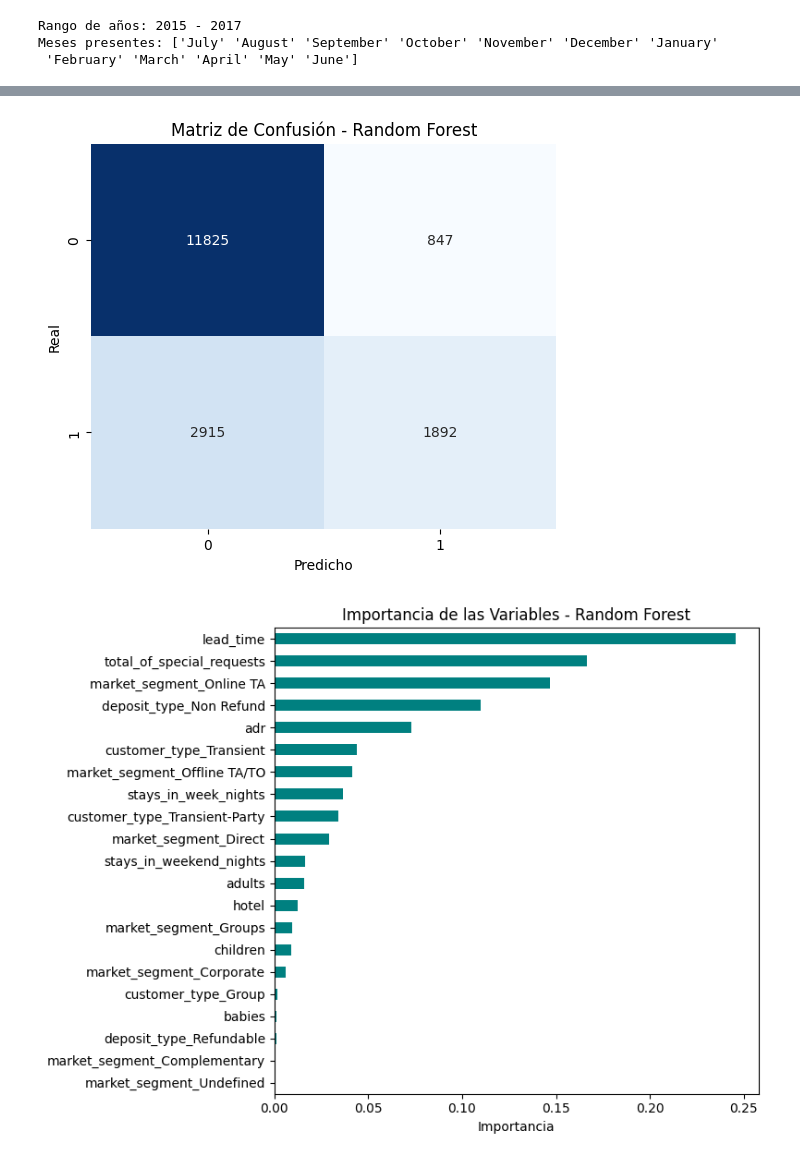
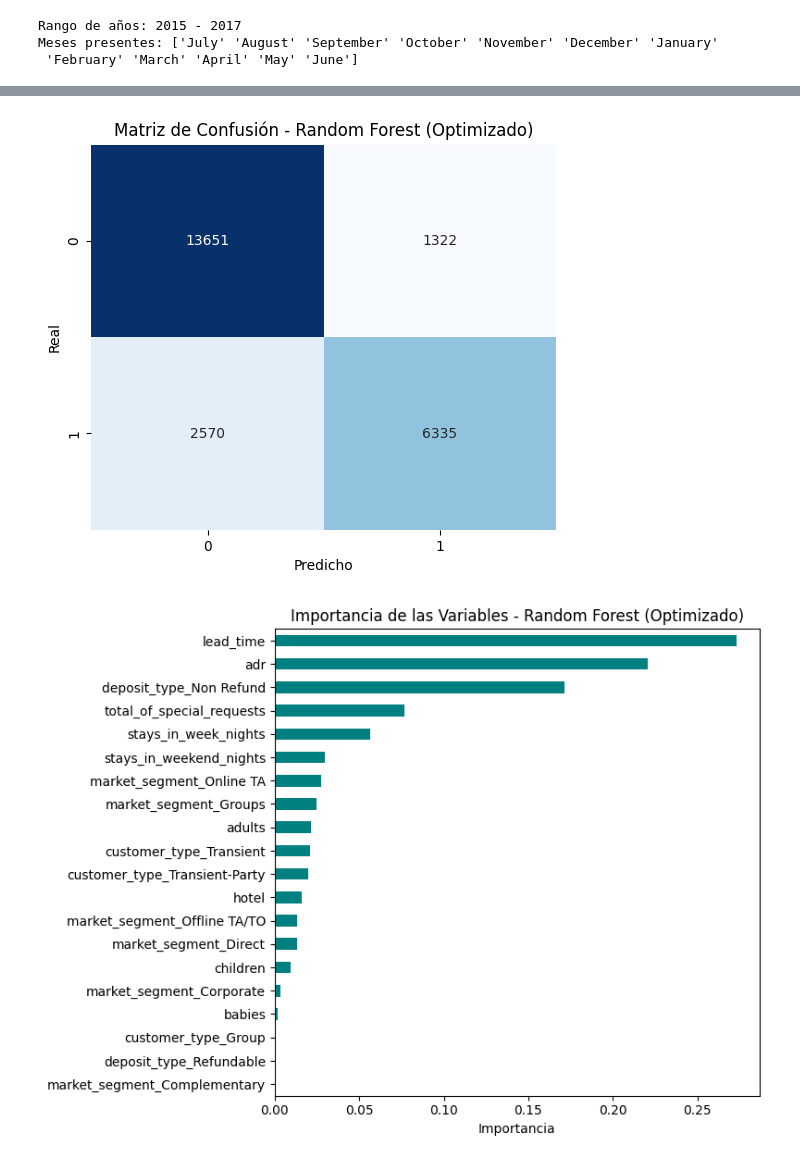
Before and after one commit to FerChaparro27/AA_hotel, a Jupyter notebook: edahotel.ipynb, the cells around one changed output, grey strips where cells are left out. Drawn from its saved outputs; the diff is of its cells as text; code cells hidden in the pictures.

```diff
--- a/edahotel.ipynb
+++ b/edahotel.ipynb
@@ -904,12 +1148,8 @@ NameError: name 'data' is not defined
 # %%
-# ============================================================
-# RANDOM FOREST CLASSIFIER — Pregunta de clasificación
-# ============================================================
-
 import pandas as pd
 import numpy as np
 import matplotlib.pyplot as plt
-from sklearn.model_selection import train_test_split
+from sklearn.model_selection import train_test_split, RandomizedSearchCV
 from sklearn.preprocessing import StandardScaler
 from sklearn.ensemble import RandomForestClassifier
 from sklearn.metrics import (
@@ -917,9 +1157,9 @@ from sklearn.metrics import (
 )
 import seaborn as sns
 
+data = pd.read_csv("data/hotel_bookings.csv")
 
 # --- 2️⃣ Variables (features) ---
-# Variables generales que influyen en la cancelación
 features = [
     "hotel", "lead_time", "adr",
     "stays_in_week_nights", "stays_in_weekend_nights",
@@ -930,12 +1170,8 @@ features = [
 target = "is_canceled"
 
 # --- 3️⃣ Limpieza y codificación ---
-# Convertir texto a numérico
-df = df[features + [target]].dropna()
-
+df = data[features + [target]].dropna()
 df["hotel"] = df["hotel"].map({"City Hotel":0, "Resort Hotel":1})
-
-# Convertir categóricas en variables dummies
 df = pd.get_dummies(
     df,
     columns=["customer_type","deposit_type","market_segment"],
@@ -955,23 +1191,60 @@ scaler = StandardScaler()
 X_train_scaled = scaler.fit_transform(X_train)
 X_test_scaled = scaler.transform(X_test)
 
-# --- 6️⃣ Entrenar modelo Random Forest ---
-rf = RandomForestClassifier(
-    n_estimators=200,     # cantidad de árboles
-    max_depth=10,         # límite de profundidad para evitar sobreajuste
+# --------------------------------------------------------------------------
+# V V V SECCIÓN 6 MODIFICADA: BÚSQUEDA DE HIPERPARÁMETROS V V V
+# --------------------------------------------------------------------------
+
+print("Iniciando búsqueda de hiperparámetros para Random Forest...")
+
+# 1. Definir el modelo base
+rf_base = RandomForestClassifier(random_state=42)
+
+# 2. Definir la parrilla (distribución) de parámetros a probar
+# Usamos rangos y listas de valores
+param_dist = {
+    'n_estimators': [100, 200, 300, 400], # Cantidad de árboles
+    'max_depth': [10, 20, 30, None],       # Profundidad máxima (None = sin límite)
+    'min_samples_split': [2, 5, 10],       # Mínimo de muestras para dividir un nodo
+    'min_samples_leaf': [1, 2, 4],         # Mínimo de muestras en una hoja
+    'max_features': ['sqrt', 'log2']       # Cantidad de features a considerar
+}
+
+# 3. Configurar la Búsqueda Aleatoria (RandomizedSearchCV)
+# n_iter = 50 -> Probará 50 combinaciones aleatorias
+# cv = 3      -> 3-fold cross-validation (más rápido que 5 para datasets grandes)
+# n_jobs = -1 -> Usar todos los procesadores
+random_search = RandomizedSearchCV(
+    estimator=rf_base,
+    param_distributions=param_dist,
+    n_iter=50,  # Aumenta esto para más precisión (pero tarda más)
+    cv=3,
+    n_jobs=-1,
+    verbose=2,  # Muestra el progreso
     random_state=42
 )
-rf.fit(X_train_scaled, y_train)
 
-# --- 7️⃣ Predicciones ---
-y_pred = rf.predict(X_test_scaled)
+# 4. Entrenar el buscador
+random_search.fit(X_train_scaled, y_train)
+
+# 5. Obtener los mejores parámetros y el mejor modelo
+print("\n¡Búsqueda finalizada!")
+print(f"Mejores hiperparámetros encontrados: {random_search.best_params_}")
+best_rf = random_search.best_estimator_
+
+# --------------------------------------------------------------------------
+# V V V SECCIONES 7-10 ACTUALIZADAS (USANDO EL MEJOR MODELO) V V V
+# --------------------------------------------------------------------------
+
+# --- 7️⃣ Predicciones (con el mejor modelo) ---
+y_pred = best_rf.predict(X_test_scaled)
 
 # --- 8️⃣ Métricas ---
 acc = accuracy_score(y_test, y_pred)
 cm = confusion_matrix(y_test, y_pred)
 report = classification_report(y_test, y_pred)
 
-print(f"📊 Precisión (Accuracy): {acc:.3f}")
+print(f"\n📊 Precisión (Accuracy) del MEJOR MODELO: {acc:.3f}")
 print("\nMatriz de confusión:")
 print(cm)
 print("\nReporte de clasificación:")
@@ -982,15 +1255,15 @@ plt.figure(figsize=(6,5))
 sns.heatmap(cm, annot=True, fmt='d', cmap='Blues', cbar=False)
 plt.xlabel("Predicho")
 plt.ylabel("Real")
-plt.title("Matriz de Confusión - Random Forest")
+plt.title("Matriz de Confusión - Random Forest (Optimizado)")
 plt.show()
 
-# --- 🔟 Importancia de variables ---
-importances = pd.Series(rf.feature_importances_, index=X.columns).sort_values(ascending=True)
+# --- 🔟 Importancia de variables (del mejor modelo) ---
+importances = pd.Series(best_rf.feature_importances_, index=X.columns).sort_values(ascending=True)
 
 plt.figure(figsize=(8,6))
 importances.plot(kind='barh', color='teal')
-plt.title("Importancia de las Variables - Random Forest")
+plt.title("Importancia de las Variables - Random Forest (Optimizado)")
 plt.xlabel("Importancia")
 plt.tight_layout()
 plt.show()
@@ -1013,2 +1288,2 @@ weighted avg       0.77      0.78      0.76     17479
-[figure, old version]
+[figure, new version]
-[figure, old version]
+[figure, new version]
```
Also changed, not shown: parts of 21 cells of this notebook, 1 other file.
